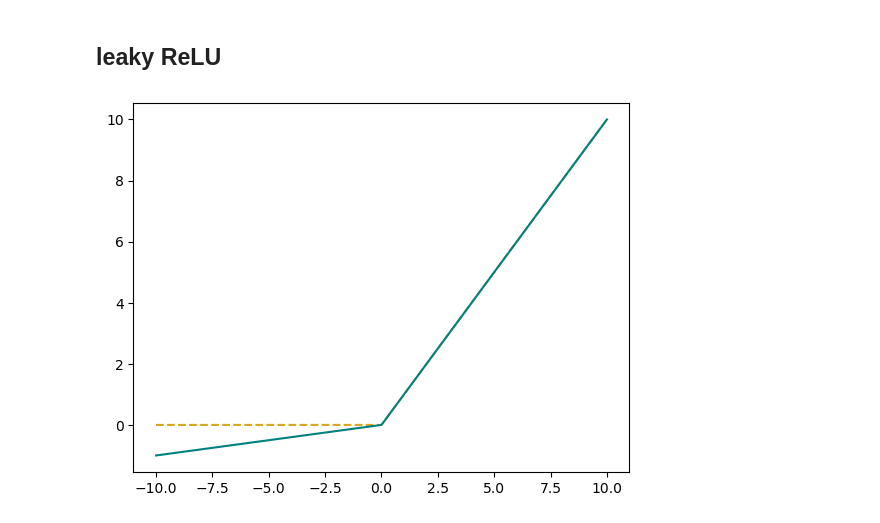
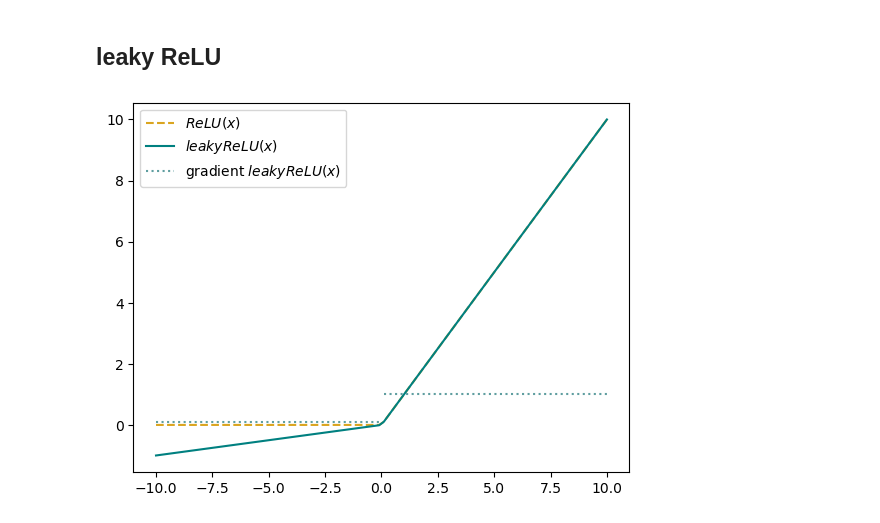
Before and after one commit to zinkx/zinkx.github.io, a Jupyter notebook: generate_plots.ipynb, the cells around one changed output. Drawn from its saved outputs; the diff is of its cells as text; code cells hidden in the pictures.

Commit message:
added content introduction and gradients to plots

```diff
--- a/generate_plots.ipynb
+++ b/generate_plots.ipynb
@@ -2,6 +2,8 @@
 import numpy as np
 # %%
 import matplotlib.pyplot as plt
+# %%
+x = np.linspace(-10,10,100)
 # %% [markdown]
 ## sigmoid
 # %%
@@ -15,4 +22,2 @@ plt.savefig('sigmoid.png')
 # %% [markdown]
 ## tanh
-# %%
-x = np.linspace(-10,10,1000)
@@ -42,9 +62,17 @@ alpha = 0.1
 # %%
 def leaky_ReLU(x, alpha = 0.1):
     return np.maximum(alpha*x,x)
+# %%
+def first_order_derivative_leaky_ReLU(x, alpha = 0.1):
+    a = np.ones_like(x)
+    a[x<=0]= alpha
+    return a
 # %%
-plt.plot(x,ReLU(x),'--',color= 'goldenrod')
-plt.plot(x,leaky_ReLU(x), color = 'teal')
+plt.plot(x,ReLU(x),'--',color= 'goldenrod', label = '$ReLU(x)$')
+plt.plot(x,leaky_ReLU(x), color = 'teal', label = '$leaky ReLU(x)$')
+plt.plot(x[x<=0],first_order_derivative_leaky_ReLU(x[x<=0]), color = 'cadetblue', label = 'gradient $leaky ReLU(x)$',linestyle = 'dotted')
+plt.plot(x[x>0],first_order_derivative_leaky_ReLU(x[x>0]), color = 'cadetblue',linestyle = 'dotted')
+plt.legend()
 plt.savefig('leaky_ReLU.png')
 # %% [output]
-[figure, old version]
+[figure, new version]
```
Also changed, not shown: parts of 7 cells of this notebook, 1 other file.
